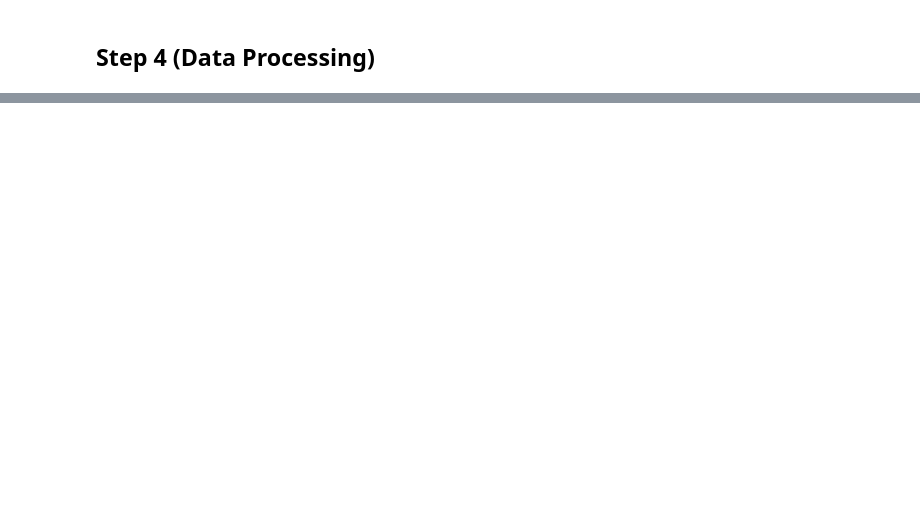
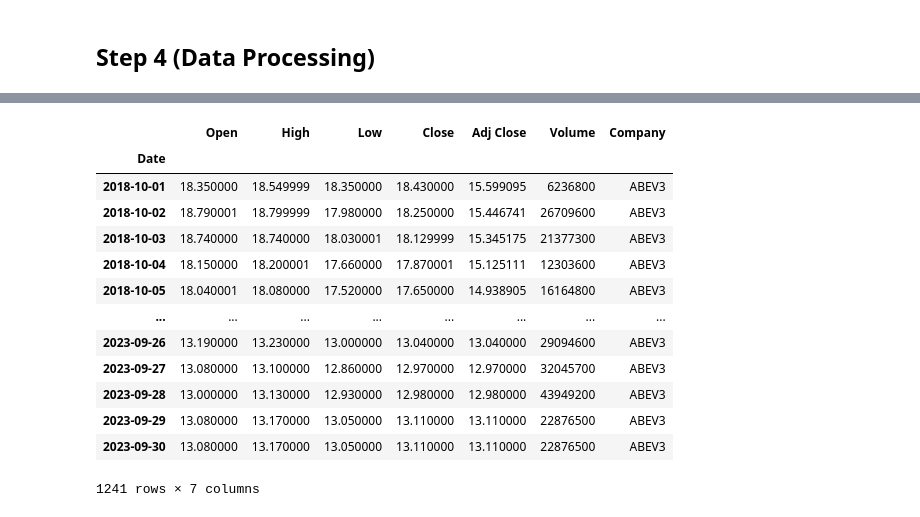
Before and after one commit to felipedaniel1910/StockMarketPrediction, a Jupyter notebook: etl_workflow.ipynb, the cells around one changed output, grey strips where cells are left out. Drawn from its saved outputs; the diff is of its cells as text; code cells hidden in the pictures; blank space fills up the shorter version.

```diff
--- a/etl_workflow.ipynb
+++ b/etl_workflow.ipynb
@@ -233,0 +459,10 @@ for file in files_list:
+# %%
+start_date_np = datetime.strptime(start_date_dt.strftime("%d/%m/%Y"), "%d/%m/%Y")
+start_date_np = np.datetime64(start_date_np)
+new_cols_remove = []
+for col in new_cols:
+    if col < start_date_np:
+        new_cols_remove.append(col)
+    #    display(new_cols)
+# %%
+new_cols = [item for item in new_cols if item not in new_cols_remove]
@@ -233,0 +513,27 @@ for file in files_list:
+# %%
+x = 0
+new_cols = new_cols
+for col in new_cols:
+    if col in cotation['ABEV3'].index:
+        print('OK')
+    else:
+        print(f'Need to add {col} in the cotation table')
+        x += 1
+
+        for sub_days in range (1,10):
+            # Subtrair um dia
+            days = np.timedelta64(sub_days, 'D')
+            date_sub_x_days = col - days
+            if date_sub_x_days in cotation['ABEV3'].index:
+                #new_line_data = cotation['ABEV3'].loc[date_sub_x_days]
+                new_line_data = pd.Series(name=col, data = cotation['ABEV3'].loc[date_sub_x_days])
+                print(new_line_data)
+                break
+
+        #new_line = pd.Series(new_line_data, index=col)
+        #new_line = pd.Series(data=new_line_data)
+        #cotation['ABEV3'].loc[new_line.index] = new_line
+        #cotation['ABEV3'] = pd.concat([cotation['ABEV3'], new_line.to_frame().T])
+        cotation['ABEV3'] = cotation['ABEV3']._append(new_line_data)
+        print('Added')
+print(x)
@@ -233,0 +558,17 @@ for file in files_list:
+# %%
+cotation['ABEV3']._append(new_line_data)
+# %% [output]
+|  | Open | High | Low | Close | Adj Close | Volume | Company |
+| Date |  |  |  |  |  |  |  |
+| 2018-10-01 | 18.350000 | 18.549999 | 18.350000 | 18.430000 | 15.599095 | 6236800 | ABEV3 |
+| 2018-10-02 | 18.790001 | 18.799999 | 17.980000 | 18.250000 | 15.446741 | 26709600 | ABEV3 |
+| 2018-10-03 | 18.740000 | 18.740000 | 18.030001 | 18.129999 | 15.345175 | 21377300 | ABEV3 |
+| 2018-10-04 | 18.150000 | 18.200001 | 17.660000 | 17.870001 | 15.125111 | 12303600 | ABEV3 |
+| 2018-10-05 | 18.040001 | 18.080000 | 17.520000 | 17.650000 | 14.938905 | 16164800 | ABEV3 |
+| ... | ... | ... | ... | ... | ... | ... | ... |
+| 2023-09-26 | 13.190000 | 13.230000 | 13.000000 | 13.040000 | 13.040000 | 29094600 | ABEV3 |
+| 2023-09-27 | 13.080000 | 13.100000 | 12.860000 | 12.970000 | 12.970000 | 32045700 | ABEV3 |
+| 2023-09-28 | 13.000000 | 13.130000 | 12.930000 | 12.980000 | 12.980000 | 43949200 | ABEV3 |
+| 2023-09-29 | 13.080000 | 13.170000 | 13.050000 | 13.110000 | 13.110000 | 22876500 | ABEV3 |
+| 2023-09-30 | 13.080000 | 13.170000 | 13.050000 | 13.110000 | 13.110000 | 22876500 | ABEV3 |
+1241 rows × 7 columns
```
Also changed, not shown: parts of 36 cells of this notebook, 5 other files.
